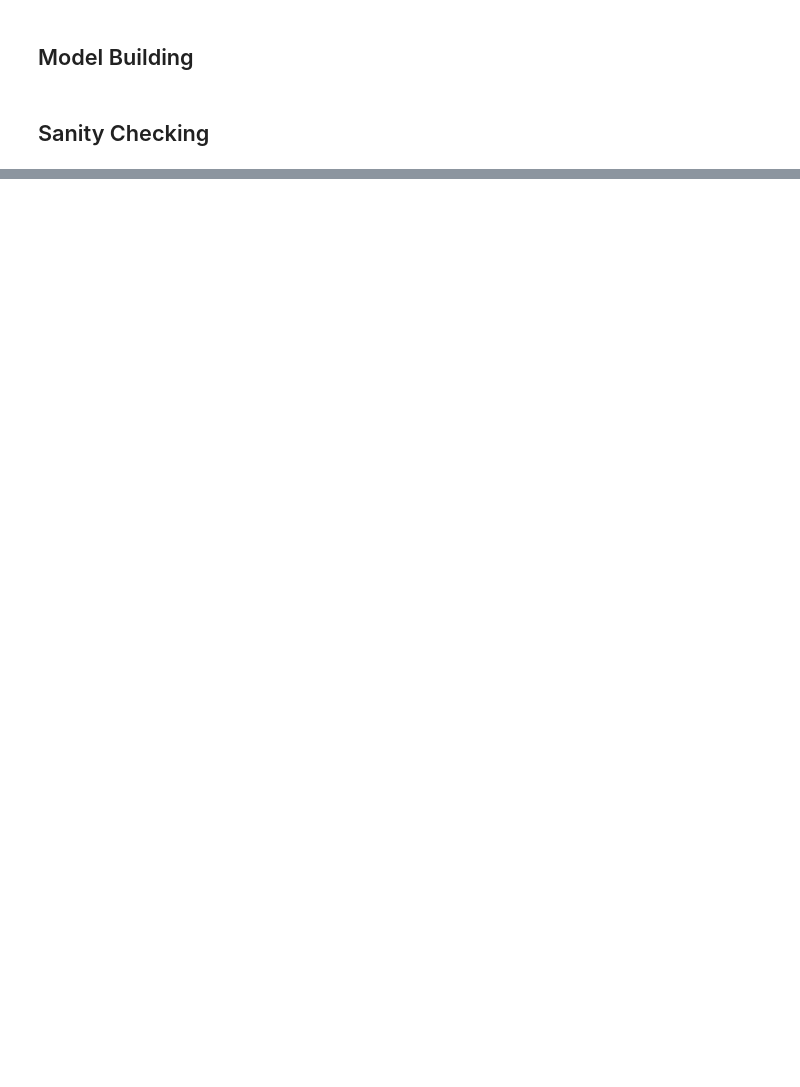
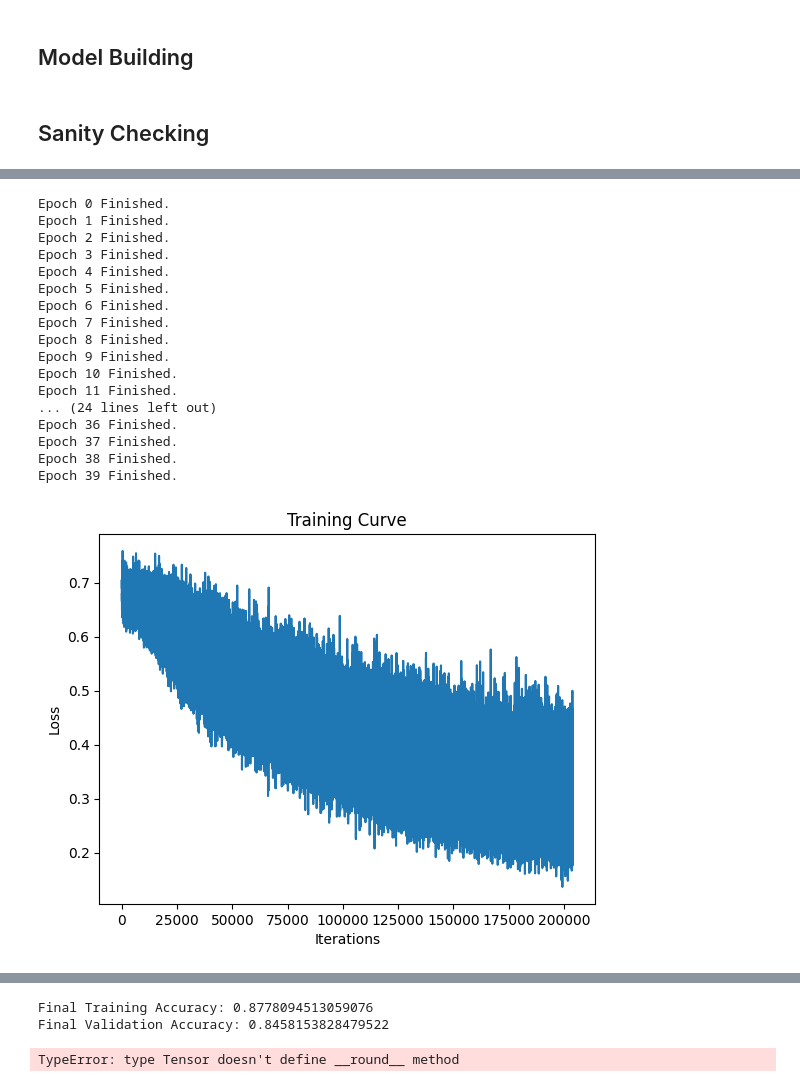
Before and after one commit to Julie048/Predicting-Republican-Democrat-Tweets, a Jupyter notebook: Main_model.ipynb, the cells around one changed output, grey strips where cells are left out. Drawn from its saved outputs; the diff is of its cells as text; code cells hidden in the pictures; blank space fills up the shorter version.

```diff
--- a/Main_model.ipynb
+++ b/Main_model.ipynb
@@ -345,0 +516,23 @@ print('Accuracy on batch of 42: ', correct / total)
+# %%
+model5 = PoliticalClassifier("model5",)
+#dropout moved, + added weight decay
+train(model5, small_train_dataset, batch_size=128, num_epochs=40,learning_rate=0.00002,small=True)
+# %% [output]
+Epoch 0 Finished.
+Epoch 1 Finished.
+Epoch 2 Finished.
+Epoch 3 Finished.
+Epoch 4 Finished.
+Epoch 5 Finished.
+Epoch 6 Finished.
+Epoch 7 Finished.
+Epoch 8 Finished.
+Epoch 9 Finished.
+Epoch 10 Finished.
+Epoch 11 Finished.
+... (24 lines left out)
+Epoch 36 Finished.
+Epoch 37 Finished.
+Epoch 38 Finished.
+Epoch 39 Finished.
+[figure, added]
@@ -345,0 +540,22 @@ print('Accuracy on batch of 42: ', correct / total)
+Final Training Accuracy: 0.8778094513059076
+Final Validation Accuracy: 0.8458153828479522
+# %%
+#Qualitative result for the report, we test the prediction that the model makes for simple poltical or neutral words
+
+test_tweets = ["Trump", "Biden", "I am pro-choice", "I have a gun", "I love chocolate"]
+
+test_df = pd.DataFrame(test_tweets, columns=["tweet"])
+test_df["prediction"] = None
+
+test_tweet_encoded = torch.tensor([encode_text(text) for text in test_df["tweet"]], dtype=torch.long)
+
+model4.eval()
+with torch.no_grad():
+    logits = model4(test_tweet_encoded)
+    probability = F.softmax(logits, dim=1)
+
+test_df["Probability Republican"] = probability[:, 0].round(2)
+test_df["Probability Democrat"] = probability[:, 1].round(2)
+display(test_df)
+# %% [output]
+TypeError: type Tensor doesn't define __round__ method
```
Also changed, not shown: parts of 20 cells of this notebook, 15 other files.
